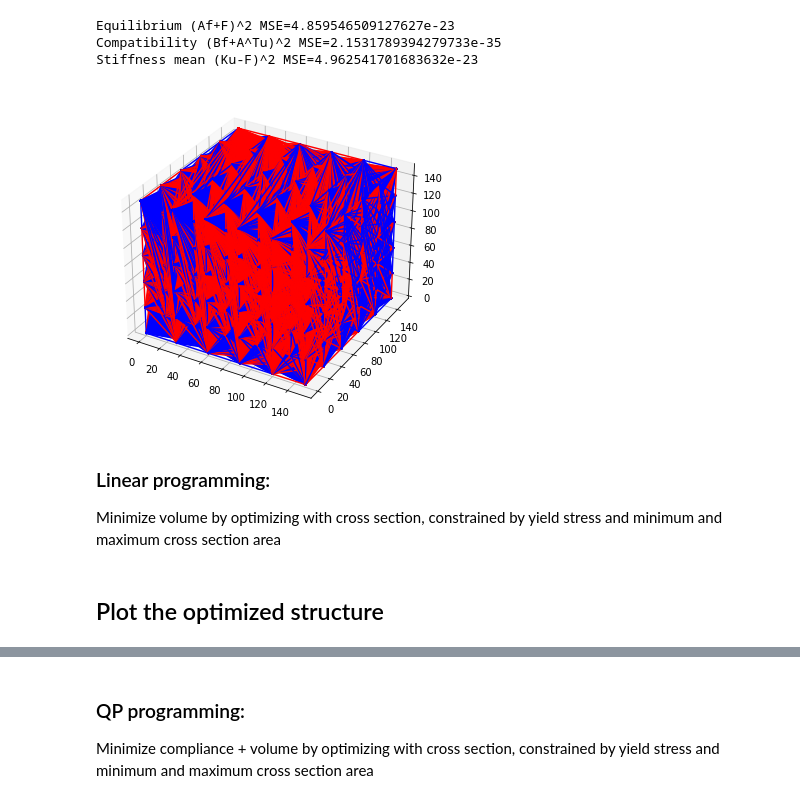
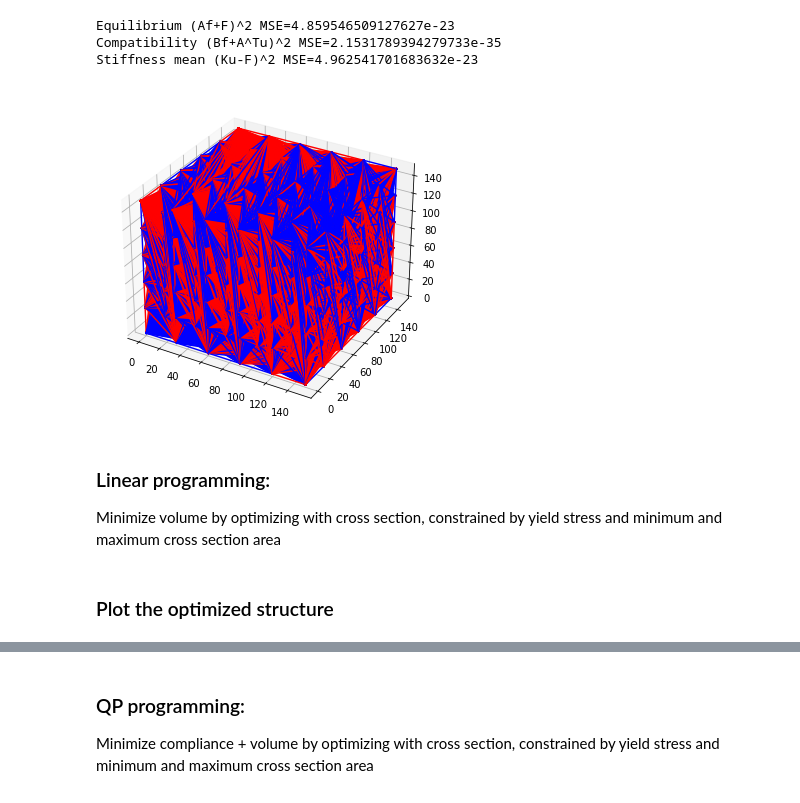
Before and after one commit to Tianchen1987/trussOpt, a Jupyter notebook: trussFEM.ipynb, the cells around one changed output, grey strips where cells are left out. Saved outputs shown, nothing was run; the diff lists cells and outputs as text; code cells hidden in the pictures.

```diff
--- a/trussFEM.ipynb
+++ b/trussFEM.ipynb
@@ -75,19 +75,19 @@ Stiffness mean (Ku-F)^2 MSE=4.962541701683632e-23
 # %%
 # tog - plot ON/OFF, deform shape , modal shape, modal #, scale of def, color 1=stress, 2=mat
 plotting = dict()
 plotting['IO']=True # true - plot, false - do not plot
 plotting['deformed']= 1 # 0 - original, 1 - deformed, 2 - both
 plotting['view']= '3d' # 0 - original, 1 - deformed, 2 - both
 plotting['xsec']= 'a' # 0 - original, 1 - deformed, 2 - both
 plotting['sf'] = dict()
 plotting['sf']['a']= 0.05
 plotting['sf']['f']= 10
 
 
 if plotting['IO']==True:
-    plotStructFun(glb, elem, inputData, inputUnit, elem['A'], elem['f'], plotting)
+    plotStructFun(glb, elem, inputData['nodes'], inputUnit, elem['A'], elem['f'], plotting)
 # %% [output]
-[figure, old version]
+[figure, new version]
 # %% [markdown]
 ### Linear programming:
 Minimize volume by optimizing with cross section, constrained by yield stress and minimum and maximum cross section area
@@ -145,5 +96,5 @@ def optTrussLP(glb, elem, num, mtd, yieldStress, minA, maxA):
 # %% [markdown]
-## Plot the optimized structure
+### Plot the optimized structure
 # %%
 
 # tog - plot ON/OFF, deform shape , modal shape, modal #, scale of def, color 1=stress, 2=mat
```
Also changed, not shown: parts of 8 cells of this notebook, 8 other files.
